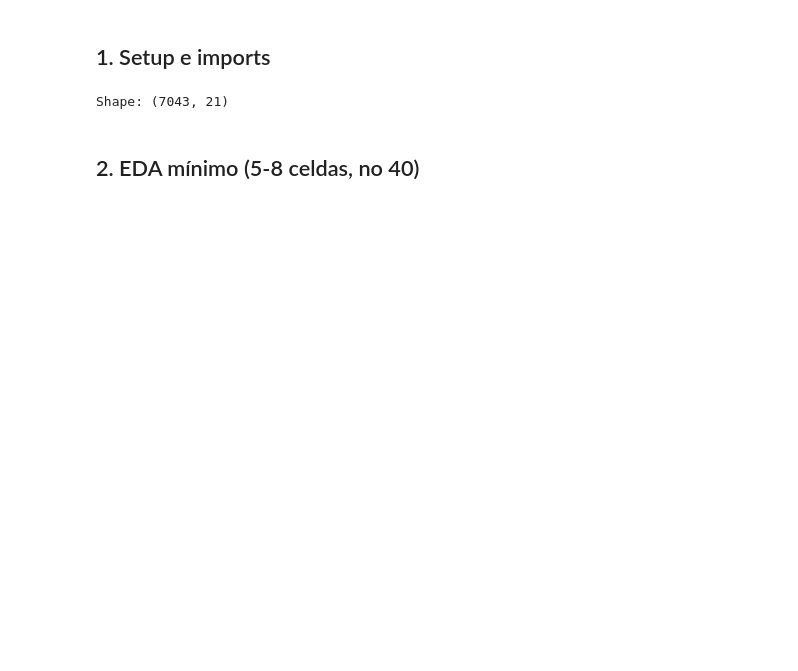
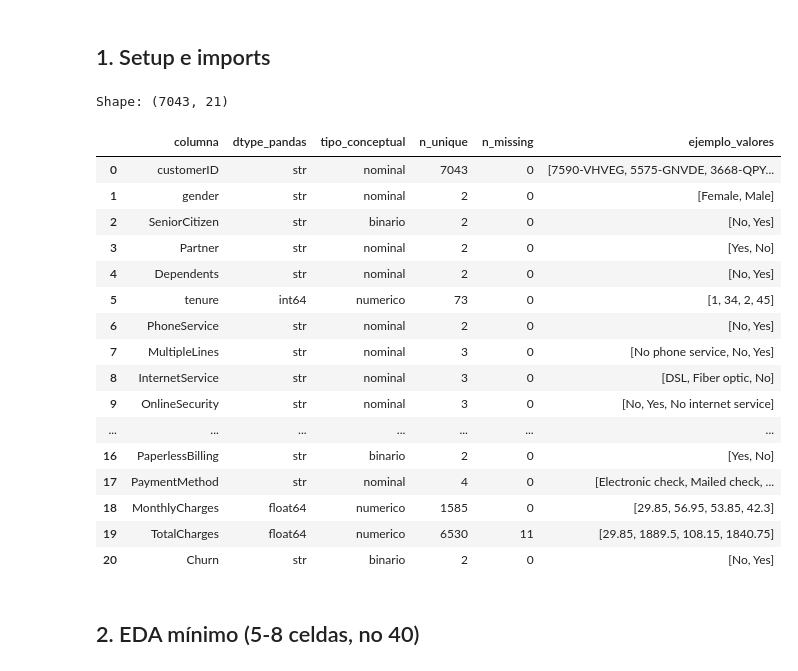
Before and after one commit to Esparrago23/Regresi-n-y-Clasificaci-n-sobre-Telco-Churn, a Jupyter notebook: notebook.ipynb, the cells around one changed output. Cells and saved outputs as stored; diff of their text form; code cells hidden in the pictures; blank space fills up the shorter version.

```diff
--- a/notebook.ipynb
+++ b/notebook.ipynb
@@ -174,6 +176,36 @@ def imputar_por_grupo(
         fallback = df[target].median() if estrategia == "median" else df[target].mean()
         imputada = imputada.fillna(fallback)
     return imputada
+# %%
+HINTS = {
+    "customerID": "nominal",
+    "SeniorCitizen": "binario",
+    "Contract": "ordinal",
+    "Churn": "binario",
+    "PaymentMethod": "nominal",
+    "PaperlessBilling": "binario",
+    "InternetService": "nominal",
+    "tenure": "numerico"
+}
+clasificar_atributos(df, hints=HINTS)
+# %% [output]
+|  | columna | dtype_pandas | tipo_conceptual | n_unique | n_missing | ejemplo_valores |
+| 0 | customerID | str | nominal | 7043 | 0 | [7590-VHVEG, 5575-GNVDE, 3668-QPY... |
+| 1 | gender | str | nominal | 2 | 0 | [Female, Male] |
+| 2 | SeniorCitizen | str | binario | 2 | 0 | [No, Yes] |
+| 3 | Partner | str | nominal | 2 | 0 | [Yes, No] |
+| 4 | Dependents | str | nominal | 2 | 0 | [No, Yes] |
+| 5 | tenure | int64 | numerico | 73 | 0 | [1, 34, 2, 45] |
+| 6 | PhoneService | str | nominal | 2 | 0 | [No, Yes] |
+| 7 | MultipleLines | str | nominal | 3 | 0 | [No phone service, No, Yes] |
+| 8 | InternetService | str | nominal | 3 | 0 | [DSL, Fiber optic, No] |
+| 9 | OnlineSecurity | str | nominal | 3 | 0 | [No, Yes, No internet service] |
+| ... | ... | ... | ... | ... | ... | ... |
+| 16 | PaperlessBilling | str | binario | 2 | 0 | [Yes, No] |
+| 17 | PaymentMethod | str | nominal | 4 | 0 | [Electronic check, Mailed check, ... |
+| 18 | MonthlyCharges | float64 | numerico | 1585 | 0 | [29.85, 56.95, 53.85, 42.3] |
+| 19 | TotalCharges | float64 | numerico | 6530 | 11 | [29.85, 1889.5, 108.15, 1840.75] |
+| 20 | Churn | str | binario | 2 | 0 | [No, Yes] |
 # %% [markdown]
 ## 2. EDA mínimo (5-8 celdas, no 40)
 # %%
```
Also changed, not shown: parts of 12 cells of this notebook, 1 other file.
